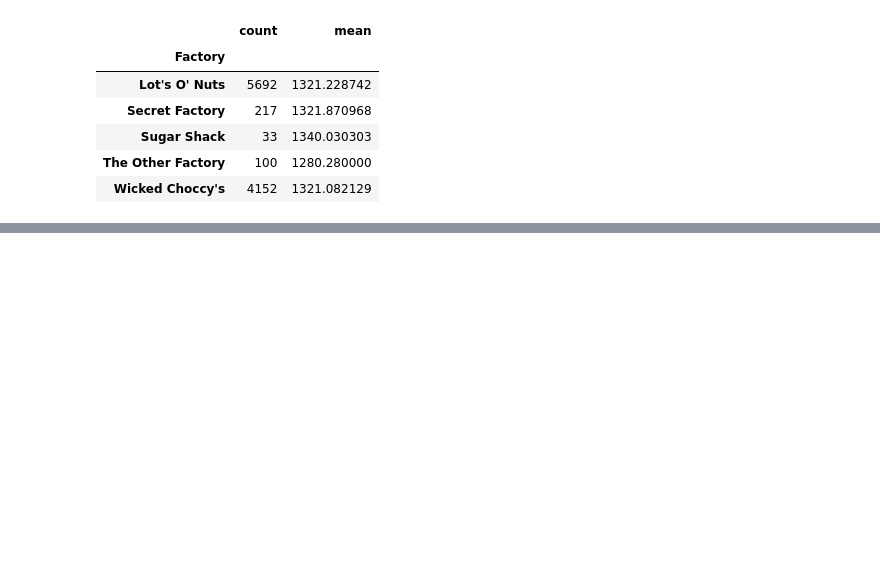
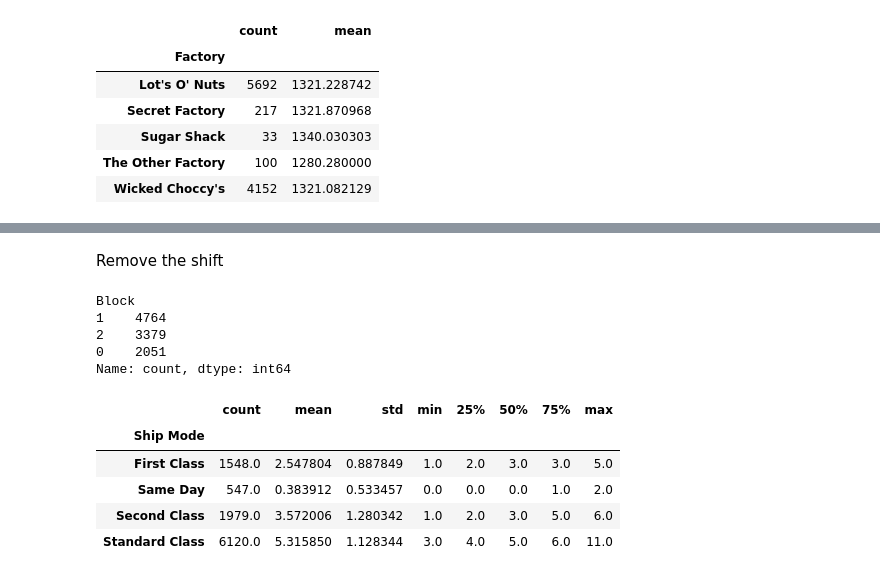
Before and after one commit to NityaRanout-2496/nassau-candy-shipping-optimization, a Jupyter notebook: notebooks/01_eda.ipynb, the cells around one changed output, grey strips where cells are left out. Cells and saved outputs as stored; diff of their text form; code cells hidden in the pictures; blank space fills up the shorter version.

```diff
--- a/notebooks/01_eda.ipynb
+++ b/notebooks/01_eda.ipynb
@@ -213,0 +352,20 @@ df.groupby("Factory")["Lead Time"].agg(["count", "mean"])
+# %% [markdown]
+Remove the shift
+# %%
+df["Block"] = ((df["Lead Time"] - df["Lead Time"].min()) / 365).round().astype(int)
+df["Lead Time Clean"] = df["Lead Time"] - df.groupby("Block")["Lead Time"].transform("min")
+
+print(df["Block"].value_counts())
+df.groupby("Ship Mode")["Lead Time Clean"].describe()
+# %% [output]
+Block
+1    4764
+2    3379
+0    2051
+Name: count, dtype: int64
+|  | count | mean | std | min | 25% | 50% | 75% | max |
+| Ship Mode |  |  |  |  |  |  |  |  |
+| First Class | 1548.0 | 2.547804 | 0.887849 | 1.0 | 2.0 | 3.0 | 3.0 | 5.0 |
+| Same Day | 547.0 | 0.383912 | 0.533457 | 0.0 | 0.0 | 0.0 | 1.0 | 2.0 |
+| Second Class | 1979.0 | 3.572006 | 1.280342 | 1.0 | 2.0 | 3.0 | 5.0 | 6.0 |
+| Standard Class | 6120.0 | 5.315850 | 1.128344 | 3.0 | 4.0 | 5.0 | 6.0 | 11.0 |
```
Also changed, not shown: parts of 17 cells of this notebook, 1 other file.
